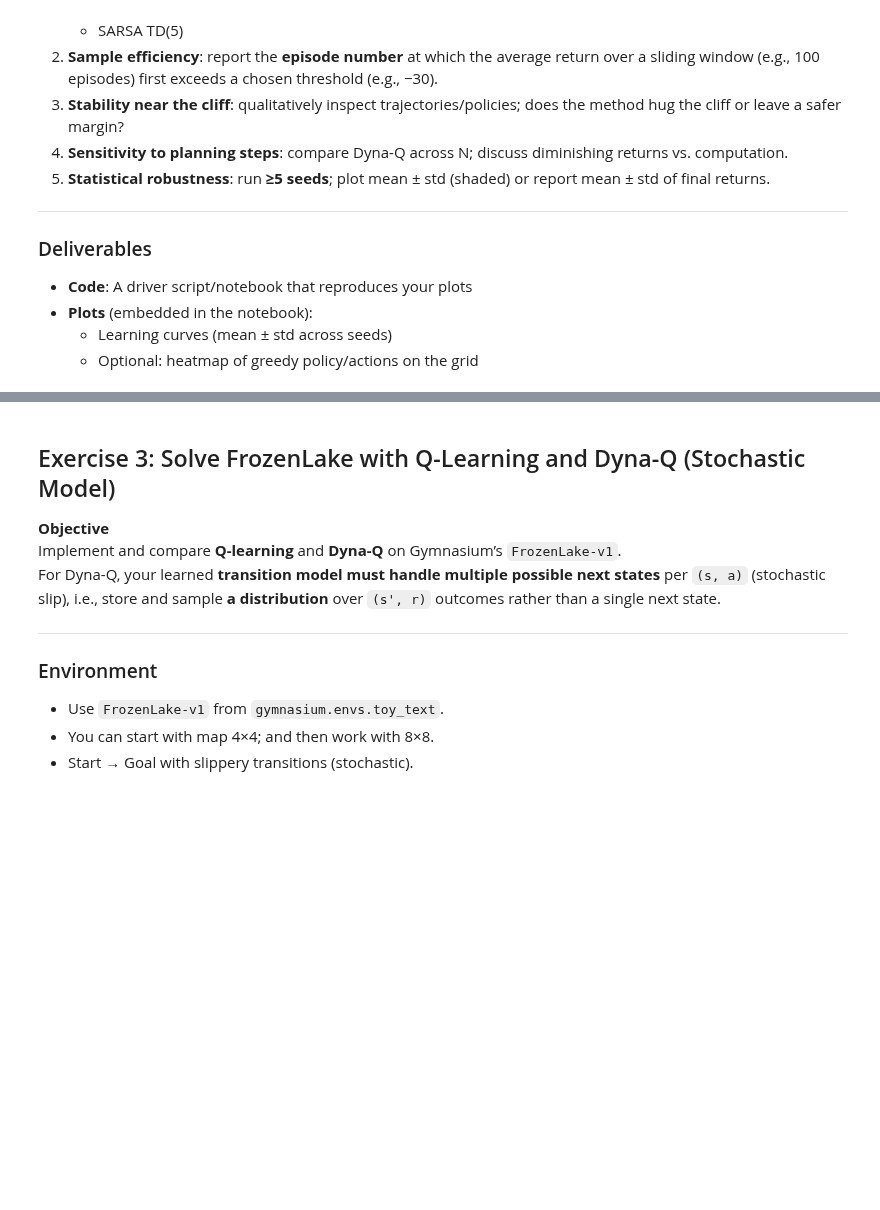
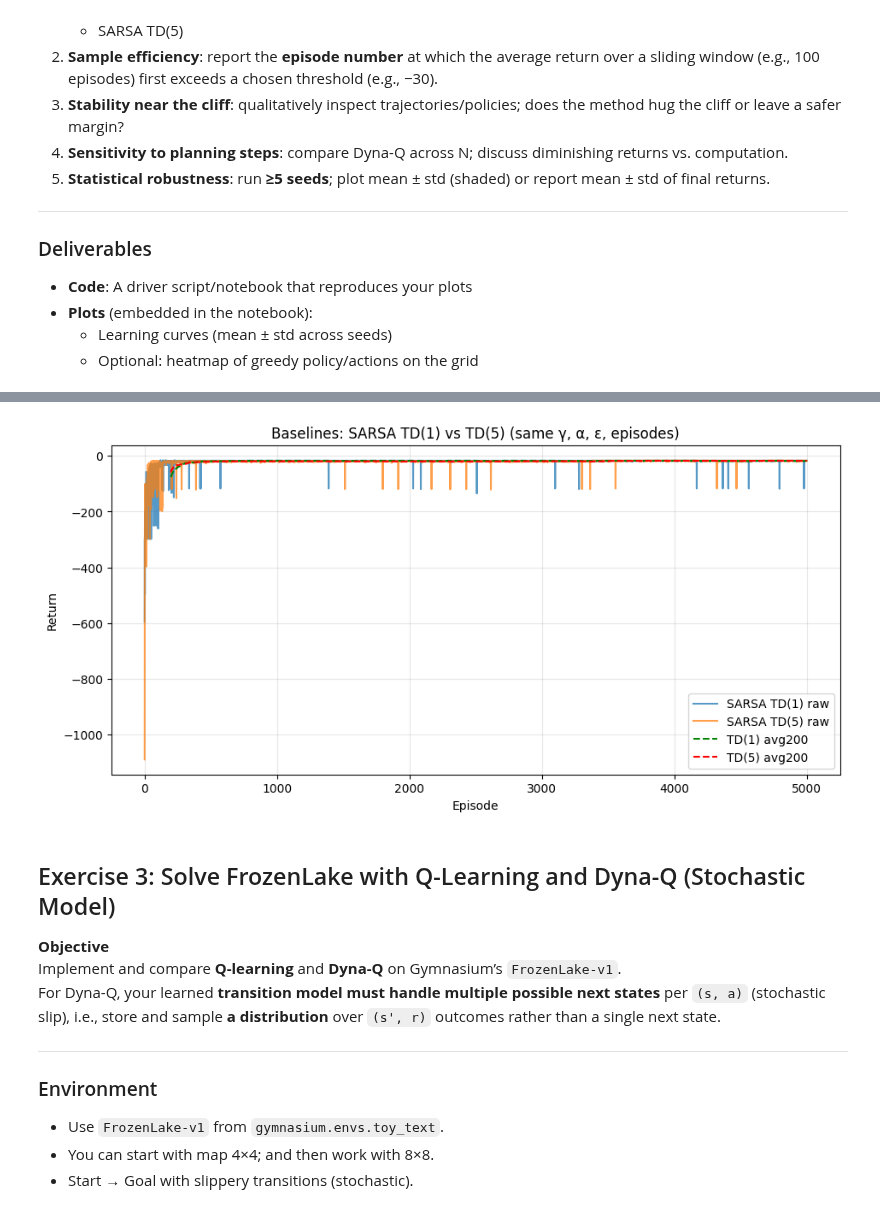
Before and after one commit to ddcreating/RL_code, a Jupyter notebook: lab4_dyna.ipynb, the cells around one changed output, grey strips where cells are left out. Cells and saved outputs as stored; diff of their text form; code cells hidden in the pictures; blank space fills up the shorter version.

```diff
--- a/lab4_dyna.ipynb
+++ b/lab4_dyna.ipynb
@@ -398,0 +597,24 @@ Use the **same** γ, α, ε schedule, and number of episodes for a fair comparis
+# %%
+import matplotlib.pyplot as plt
+import numpy as np
+
+def moving_avg(x, k=200):
+    if len(x) < k: return None
+    xs = np.arange(k-1, len(x))
+    ma = np.convolve(x, np.ones(k)/k, mode="valid")
+    return xs, ma
+
+plt.figure(figsize=(11,5))
+plt.plot(ret1, label="SARSA TD(1) raw", alpha=0.75)
+plt.plot(ret5, label="SARSA TD(5) raw", alpha=0.75)
+
+ma1 = moving_avg(ret1, 200)
+ma5 = moving_avg(ret5, 200)
+if ma1 is not None: plt.plot(ma1[0], ma1[1], "g--", label="TD(1) avg200")
+if ma5 is not None: plt.plot(ma5[0], ma5[1], "r--", label="TD(5) avg200")
+
+plt.xlabel("Episode"); plt.ylabel("Return")
+plt.title("Baselines: SARSA TD(1) vs TD(5) (same γ, α, ε, episodes)")
+plt.grid(alpha=0.3); plt.legend(); plt.show()
+# %% [output]
+[figure, added]
```
Also changed, not shown: parts of 10 cells of this notebook.
